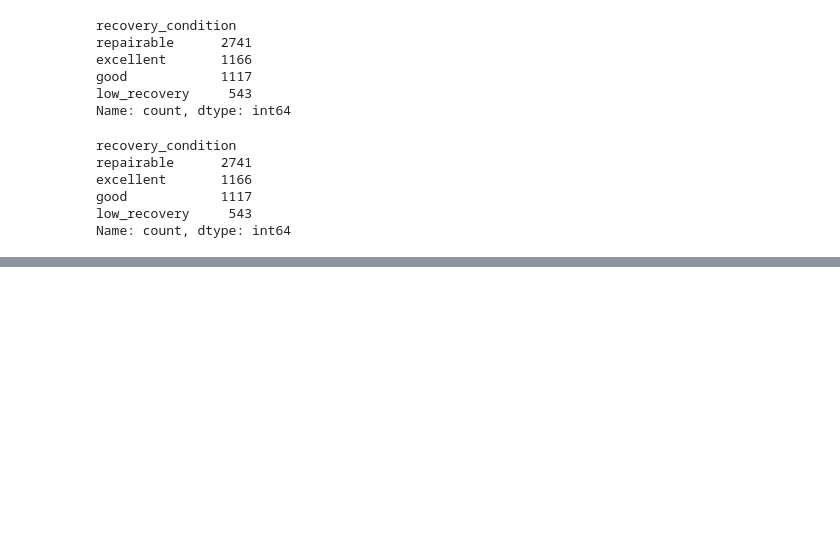
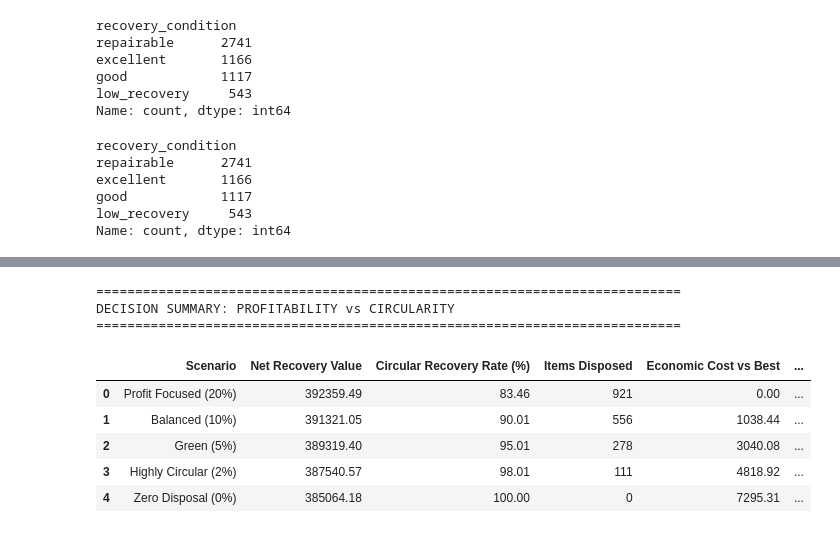
Before and after one commit to abhisarthak/AI-Driven-Circular-Supply-Chain-Optimization, a Jupyter notebook: notebooks/02_data_preprocessing.ipynb, the cells around one changed output, grey strips where cells are left out. Saved outputs shown, nothing was run; the diff lists cells and outputs as text; code cells hidden in the pictures; blank space fills up the shorter version.

```diff
--- a/notebooks/02_data_preprocessing.ipynb
+++ b/notebooks/02_data_preprocessing.ipynb
@@ -1184,0 +2250,60 @@ Name: count, dtype: int64
+# %%
+# ============================================================
+# ECONOMIC COST OF SUSTAINABILITY ANALYSIS
+# ============================================================
+
+scenario_comparison = scenario_df.copy()
+
+# Best economic value across all scenarios
+best_value = scenario_comparison["objective_value"].max()
+
+# Calculate economic sacrifice compared with maximum-profit scenario
+scenario_comparison["economic_cost_vs_best"] = (
+    best_value - scenario_comparison["objective_value"]
+)
+
+# Percentage economic cost
+scenario_comparison["economic_cost_pct"] = (
+    scenario_comparison["economic_cost_vs_best"] / best_value * 100
+)
+
+# Select and rename columns for presentation
+decision_summary = scenario_comparison[
+    [
+        "scenario",
+        "objective_value",
+        "circular_recovery_rate",
+        "disposal_items",
+        "economic_cost_vs_best",
+        "economic_cost_pct"
+    ]
+].copy()
+
+decision_summary.columns = [
+    "Scenario",
+    "Net Recovery Value",
+    "Circular Recovery Rate (%)",
+    "Items Disposed",
+    "Economic Cost vs Best",
+    "Economic Cost (%)"
+]
+
+# Round numerical values
+decision_summary = decision_summary.round(2)
+
+# Display
+print("=" * 75)
+print("DECISION SUMMARY: PROFITABILITY vs CIRCULARITY")
+print("=" * 75)
+
+display(decision_summary)
+# %% [output]
+===========================================================================
+DECISION SUMMARY: PROFITABILITY vs CIRCULARITY
+===========================================================================
+|  | Scenario | Net Recovery Value | Circular Recovery Rate (%) | Items Disposed | Economic Cost vs Best | ... |
+| 0 | Profit Focused (20%) | 392359.49 | 83.46 | 921 | 0.00 | ... |
+| 1 | Balanced (10%) | 391321.05 | 90.01 | 556 | 1038.44 | ... |
+| 2 | Green (5%) | 389319.40 | 95.01 | 278 | 3040.08 | ... |
+| 3 | Highly Circular (2%) | 387540.57 | 98.01 | 111 | 4818.92 | ... |
+| 4 | Zero Disposal (0%) | 385064.18 | 100.00 | 0 | 7295.31 | ... |
```
Also changed, not shown: parts of 63 cells of this notebook.
